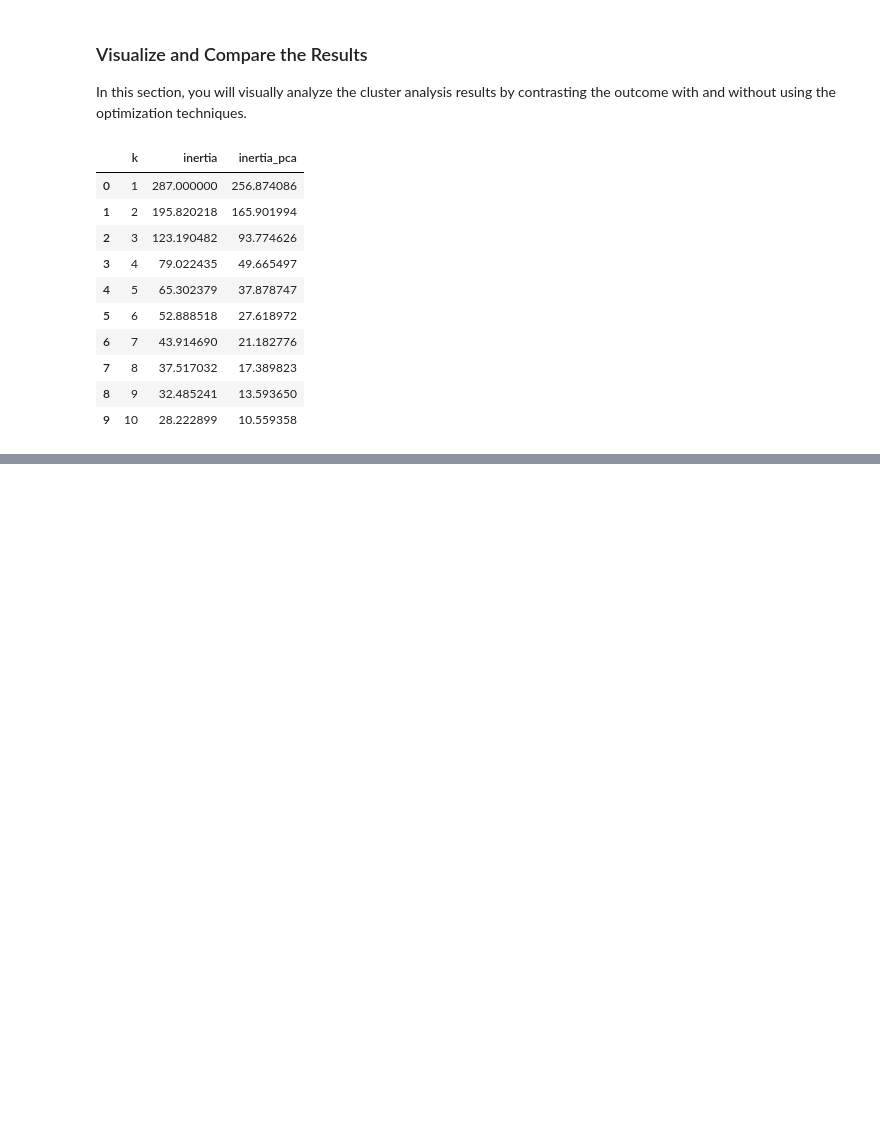
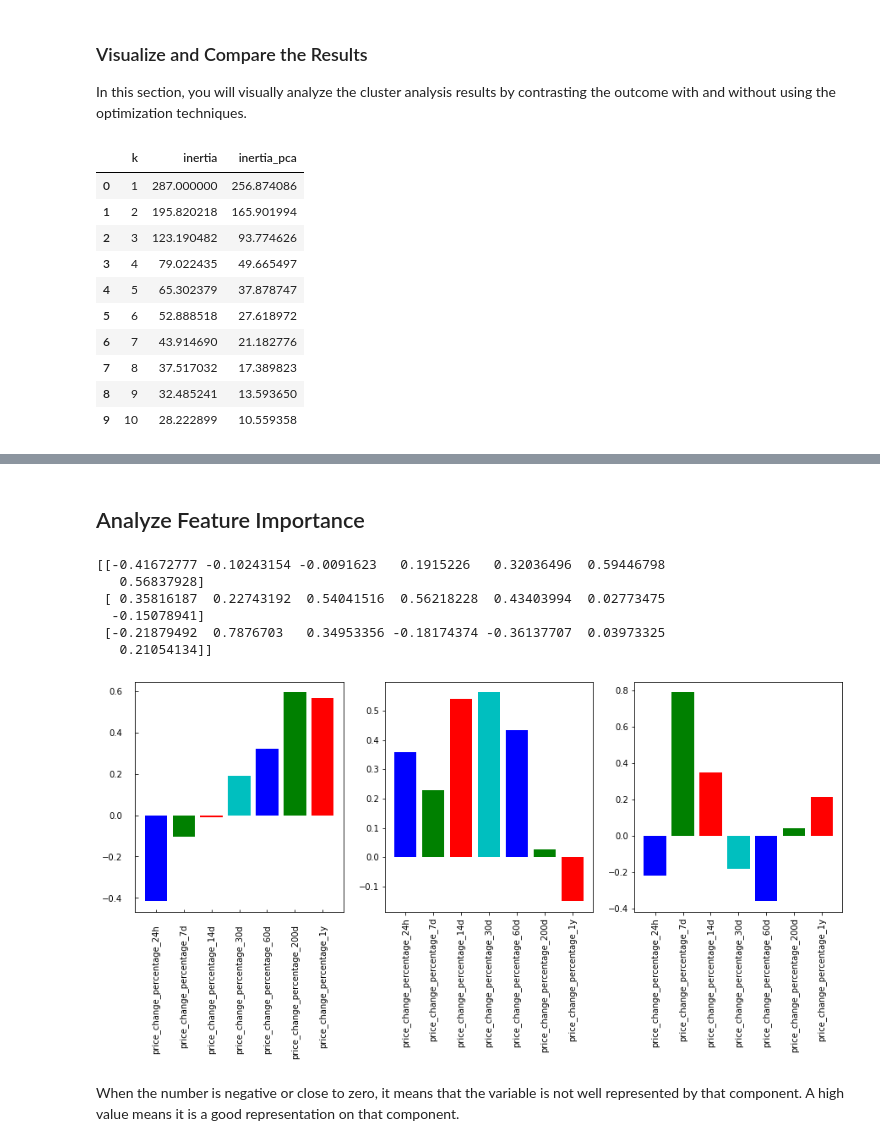
Before and after one commit to bryan-tt/CryptoClustering, a Jupyter notebook: Crypto_Clustering.ipynb, the cells around one changed output, grey strips where cells are left out. Saved outputs shown, nothing was run; the diff lists cells and outputs as text; code cells hidden in the pictures; blank space fills up the shorter version.

```diff
--- a/Crypto_Clustering.ipynb
+++ b/Crypto_Clustering.ipynb
@@ -383,0 +481,31 @@ composite_kmeans_plot
+# %% [markdown]
+## Analyze Feature Importance
+# %%
+# find weights per each PCA
+feature_weights = pca.components_
+print(feature_weights)
+# %% [output]
+[[-0.41672777 -0.10243154 -0.0091623   0.1915226   0.32036496  0.59446798
+   0.56837928]
+ [ 0.35816187  0.22743192  0.54041516  0.56218228  0.43403994  0.02773475
+  -0.15078941]
+ [-0.21879492  0.7876703   0.34953356 -0.18174374 -0.36137707  0.03973325
+   0.21054134]]
+# %%
+%matplotlib inline
+
+main_features = df_market_data.columns
+
+# Plot
+fig, (ax1,ax2,ax3) = plt.subplots(1,3, figsize=(15, 5))
+ax1.set_xticklabels(main_features, rotation=90)
+ax1.bar(main_features,feature_weights[0],color=['b','g','r','c'])
+ax2.set_xticklabels(main_features, rotation=90)
+ax2.bar(main_features,feature_weights[1],color=['b','g','r','c'])
+ax3.set_xticklabels(main_features, rotation=90)
+ax3.bar(main_features,feature_weights[2],color=['b','g','r','c'])
+ax1.tick_params(axis="both", direction="in", pad=15)
+# %% [output]
+[figure, added]
+# %% [markdown]
+When the number is negative or close to zero, it means that the variable is not well represented by that component. A high value means it is a good representation on that component.
```
Also changed, not shown: parts of 18 cells of this notebook.
